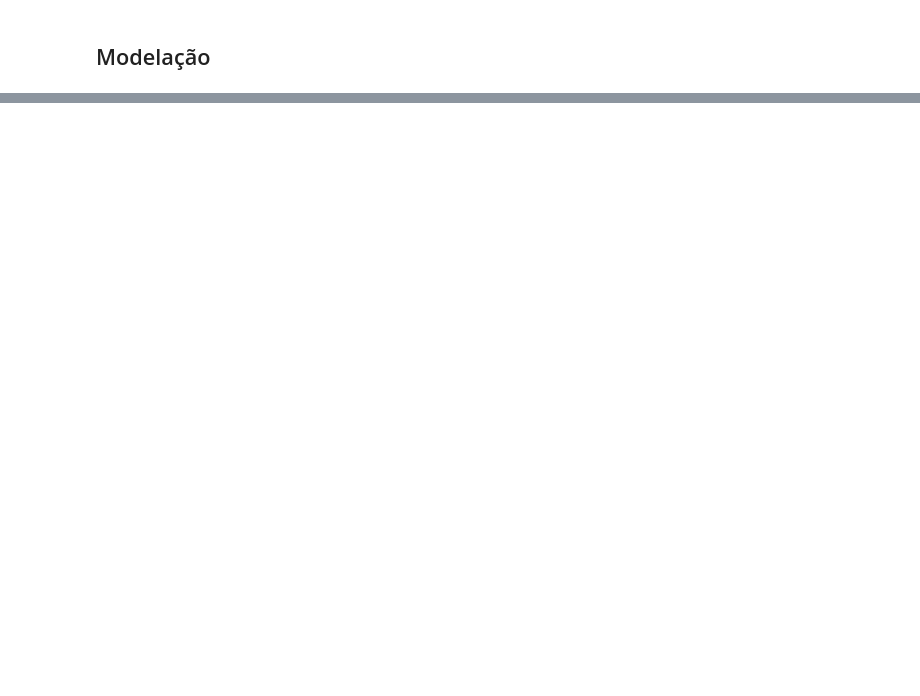
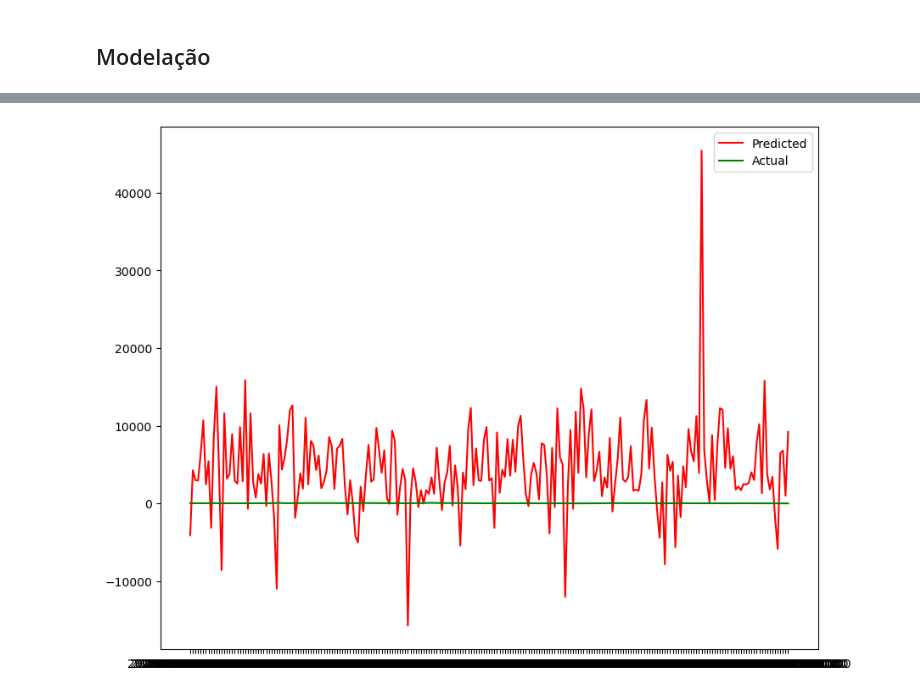
Before and after one commit to Noodle129/MD_TP, a Jupyter notebook: Fase_III/model/lstm_model.ipynb, the cells around one changed output, grey strips where cells are left out. Cells and saved outputs as stored; diff of their text form; code cells hidden in the pictures; blank space fills up the shorter version.

Commit message:
lstm model

```diff
--- a/Fase_III/model/lstm_model.ipynb
+++ b/Fase_III/model/lstm_model.ipynb
@@ -33,0 +13,8 @@ braga_time_series.head()
+# %%
+braga_time_series = pd.read_csv('../model/datasets/imputed_data.csv')
+braga_time_series.set_index('datetime', inplace=True)
+# drop the columns that are not needed: date, time, no2, tempmax, tempmin, solarradiation, solarenergy, uvindex, severerisk, snow
+# %%
+braga_time_series.drop(['date', 'time', 'no2', 'pm1', 'tempmax', 'tempmin', 'solarradiation', 'solarenergy', 'uvindex', 'severerisk', 'snow'], axis=1, inplace=True)
+
+braga_time_series.head()
@@ -55,0 +118,89 @@ predictions = model.predict(new_data)
+# %%
+import pandas as pd
+import numpy as np
+import matplotlib.pyplot as plt
+from sklearn.preprocessing import MinMaxScaler
+from tensorflow.keras.models import Sequential
+from tensorflow.keras.layers import LSTM, Dense
+from sklearn.metrics import mean_absolute_error, mean_squared_error, r2_score
+import warnings
+warnings.filterwarnings('ignore')
+
+
+braga_time_series = pd.read_csv('../model/datasets/imputed_data.csv')
+braga_time_series.set_index('datetime', inplace=True)
+braga_time_series.drop(['date', 'time', 'no2', 'pm1', 'tempmax', 'tempmin', 'solarradiation', 'solarenergy', 'uvindex', 'severerisk', 'snow'], axis=1, inplace=True)
+
+braga_time_series_val = pd.read_csv('../model/datasets/validation_data/datasetsfinal/dataset_final_val.csv')
+braga_time_series_val.set_index('datetime', inplace=True)
+braga_time_series_val.drop(['pm1', 'name', 'precipprob', 'preciptype', 'snow', 'snowdepth', 'windgust', 'winddir', 'tempmax', 'tempmin', 'solarradiation', 'solarenergy', 'uvindex', 'severerisk', 'conditions', 'icon', 'stations'], axis=1, inplace=True)
+
+
+print(set(braga_time_series.columns) == set(braga_time_series_val.columns))
+
+
+window_size = 48
+
+
+X_train = []
+y_train = []
+for i in range(window_size, len(braga_time_series_scaled)):
+    X_train.append(braga_time_series_scaled[i-window_size:i])
+    y_train.append(braga_time_series_scaled[i])
+X_train, y_train = np.array(X_train), np.array(y_train)
+
+
+model = Sequential()
+model.add(LSTM(128, activation='relu', input_shape=(window_size, 14)))
+model.add(Dense(1))
+model.compile(optimizer='adam', loss='mse')
+
+
+model.fit(X_train, y_train, epochs=30, batch_size=64)
+
+
+inputs = braga_time_series_val.values
+inputs_scaled = scaler.transform(inputs)
+X_test = []
+for i in range(window_size, len(inputs_scaled)):
+    X_test.append(inputs_scaled[i-window_size:i])
+X_test = np.array(X_test)
+
+predictions_scaled = model.predict(X_test)
+
+
+target_scaler = MinMaxScaler()
+target_scaler.fit(braga_time_series_val['AQI'].values.reshape(-1, 1))
+
+
+predictions = target_scaler.inverse_transform(predictions_scaled)
+
+
+predictions_df = pd.DataFrame({'PREDICTION': predictions.flatten()})
+
+
+predictions_df.index = braga_time_series_val.index[window_size:]
+
+
+predictions_df['ACTUAL'] = braga_time_series_val['AQI'].values[window_size:]
+
+
+print(predictions_df)
+
+
+plt.figure(figsize=(10, 8))
+plt.plot(predictions_df['PREDICTION'], color='red', label='Predicted')
+plt.plot(predictions_df['ACTUAL'], color='green', label='Actual')
+plt.legend()
+plt.show()
+
+
+metrics = {
+    'Mean Absolute Error (MAE)': mean_absolute_error(predictions_df['ACTUAL'], predictions_df['PREDICTION']),
+    'Mean Squared Error (MSE)': mean_squared_error(predictions_df['ACTUAL'], predictions_df['PREDICTION']),
+    'R-squared Score (R2)': r2_score(predictions_df['ACTUAL'], predictions_df['PREDICTION'])
+}
+
+for key, value in metrics.items():
+    print(key, ':\t', round(value, 4))
+# %% [output]
@@ -55,0 +224 @@ predictions = model.predict(new_data)
+[figure, added]
```
Also changed, not shown: parts of 14 cells of this notebook.
